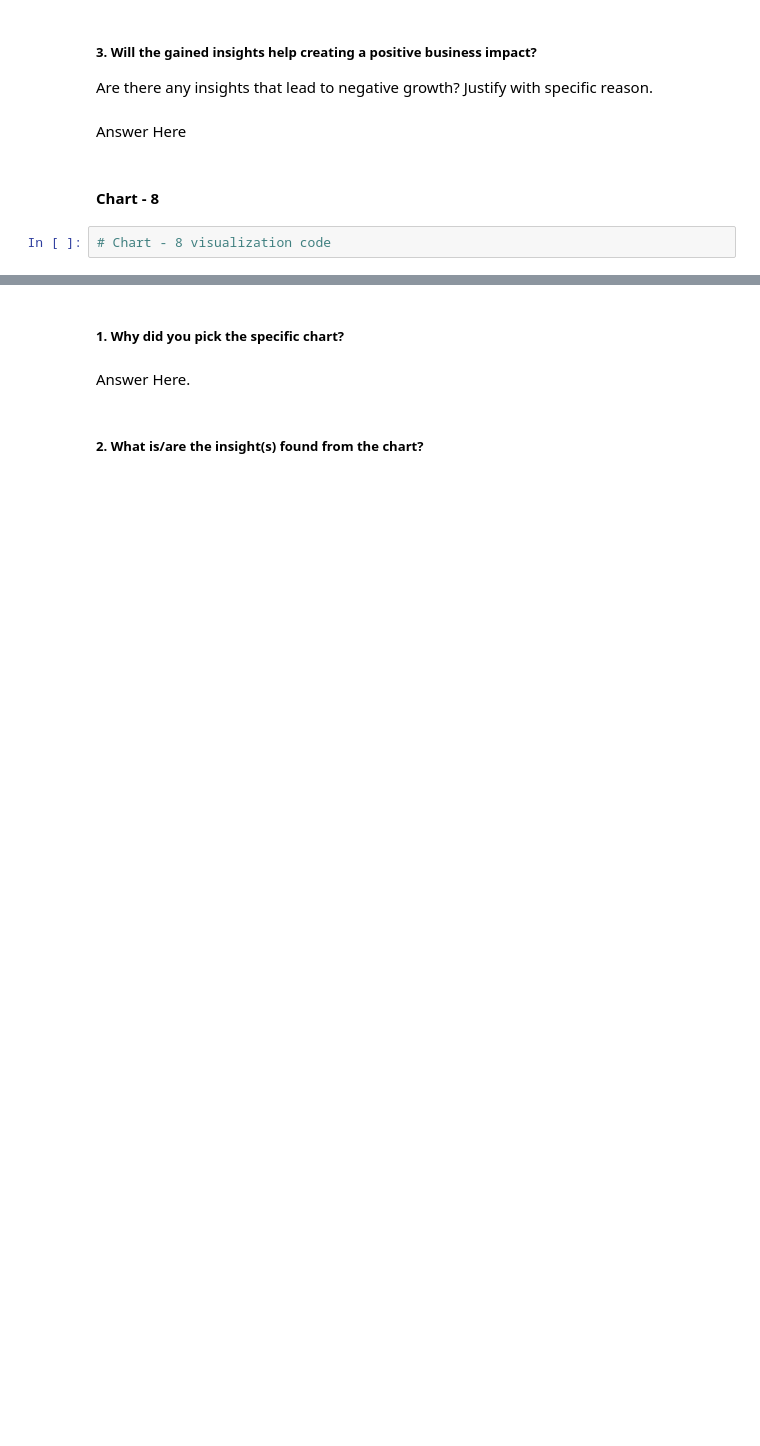
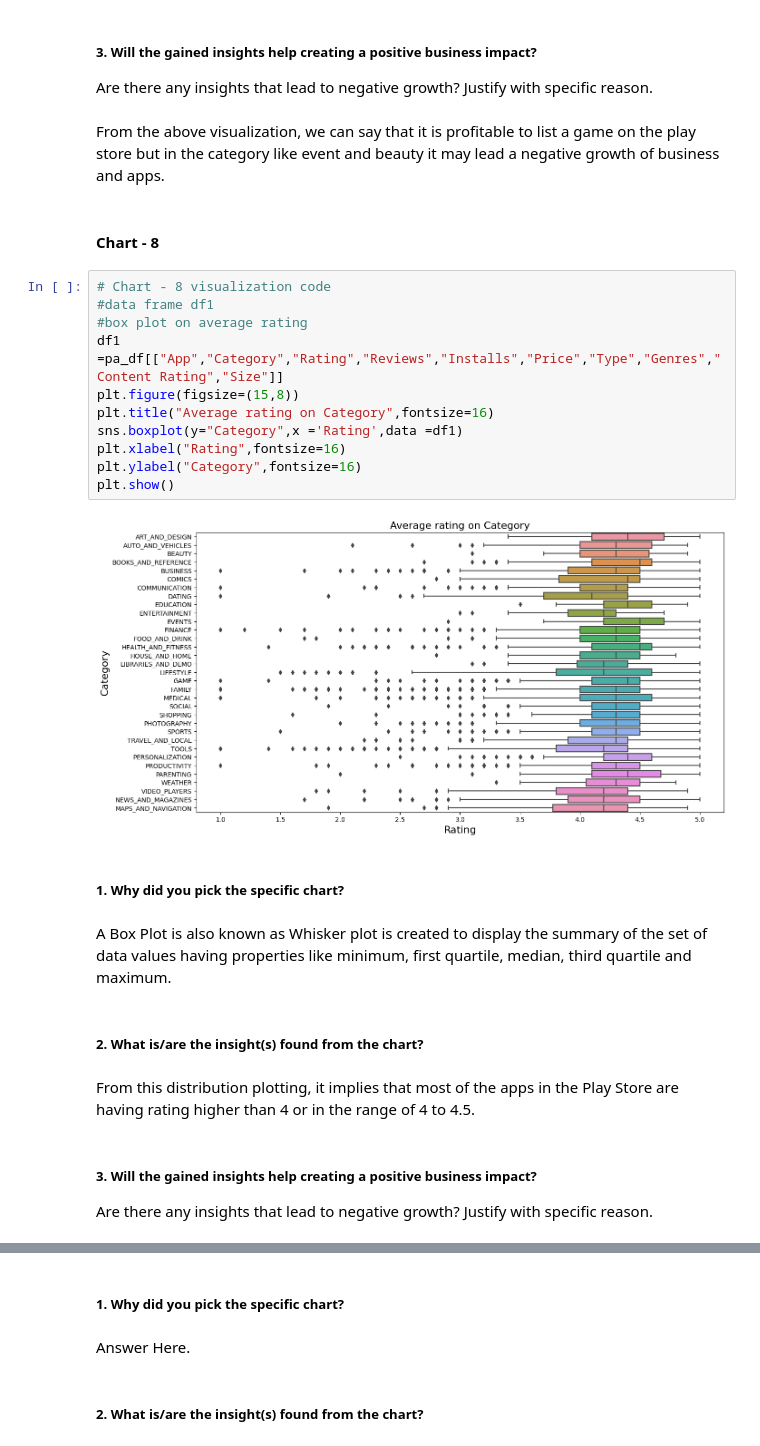
Before and after one commit to Roony0708/Project, a Jupyter notebook: Copy_of_Sample_EDA_Submission_Template3.ipynb, the cells around one changed output, grey strips where cells are left out. Cells and saved outputs as stored; diff of their text form; blank space fills up the shorter version.

```diff
--- a/Copy_of_Sample_EDA_Submission_Template3.ipynb
+++ b/Copy_of_Sample_EDA_Submission_Template3.ipynb
@@ -835,9 +892,31 @@ Answer Here
 # %% [markdown]
 ##### 3. Will the gained insights help creating a positive business impact?
 Are there any insights that lead to negative growth? Justify with specific reason.
-# %% [markdown]
-Answer Here
+# %% [markdown]
+From the above visualization, we can say that it is profitable to list a game on the play store but in the category like event and beauty it may lead a negative growth of business and apps.
 # %% [markdown]
 #### Chart - 8
-# %%
-# Chart - 8 visualization code
+# %%
+# Chart - 8 visualization code
+#data frame df1
+#box plot on average rating
+df1 =pa_df[["App","Category","Rating","Reviews","Installs","Price","Type","Genres","Content Rating","Size"]]
+plt.figure(figsize=(15,8))
+plt.title("Average rating on Category",fontsize=16)
+sns.boxplot(y="Category",x ='Rating',data =df1)
+plt.xlabel("Rating",fontsize=16)
+plt.ylabel("Category",fontsize=16)
+plt.show()
+# %% [output]
+[figure, added]
+# %% [markdown]
+##### 1. Why did you pick the specific chart?
+# %% [markdown]
+A Box Plot is also known as Whisker plot is created to display the summary of the set of data values having properties like minimum, first quartile, median, third quartile and maximum.
+# %% [markdown]
+##### 2. What is/are the insight(s) found from the chart?
+# %% [markdown]
+From this distribution plotting, it implies that most of the apps in the Play Store are having rating higher than 4 or in the range of 4 to 4.5.
+# %% [markdown]
+##### 3. Will the gained insights help creating a positive business impact?
+Are there any insights that lead to negative growth? Justify with specific reason.
```
Also changed, not shown: parts of 74 cells of this notebook.
